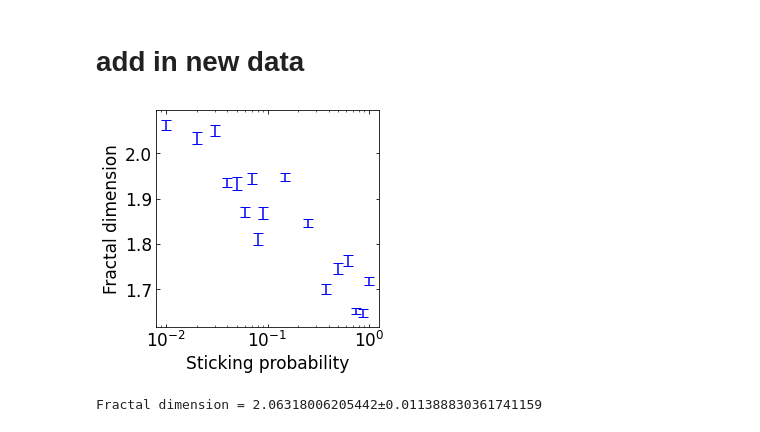
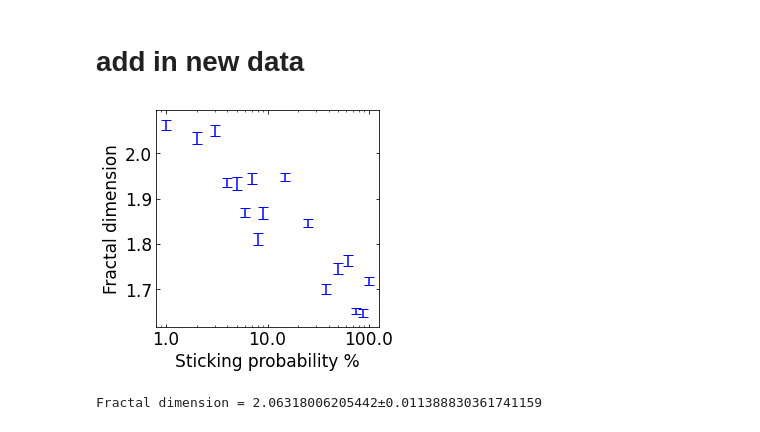
Before and after one commit to thomasbourke1/diffusion-limited-aggregation, a Jupyter notebook: python-plotting/task2.ipynb, the cells around one changed output. Drawn from its saved outputs; the diff is of its cells as text; code cells hidden in the pictures.

Commit message:
generating figures

```diff
--- a/python-plotting/task2.ipynb
+++ b/python-plotting/task2.ipynb
@@ -368,26 +368,34 @@ fd_err.append(getFractalDim(p002_data)[1])
 fd.append(getFractalDim(p001_data)[0])
 fd_err.append(getFractalDim(p001_data)[1])
 # %%
+import matplotlib.pyplot as plt
+import matplotlib.ticker as ticker
+
 fig, ax = plt.subplots(figsize=(4,4))
 font = 17
 
-ax.set_xlabel("Sticking probability", fontsize=font)
+ax.set_xlabel("Sticking probability %", fontsize=font)
 ax.set_ylabel("Fractal dimension", fontsize=font)
-
 
 plt.xticks(fontsize=font)
 plt.yticks(fontsize=font)
 plt.tick_params(axis='both', which='both', direction='in', top=True, right=True)
 
-
 ax.set_xscale('log')
 
 ax.errorbar(probs, fd, xerr=None, yerr=fd_err, color='blue', linestyle='', capsize=5)
 
+# Define the formatter function
+def decimal_formatter(x, pos):
+    return f"{x*100:.1f}"
+
+# Set the formatter for the x-axis
+ax.xaxis.set_major_formatter(ticker.FuncFormatter(decimal_formatter))
+
 plt.savefig('figures/fracdim_stick.png')
 plt.show()
 # %% [output]
-[figure, old version]
+[figure, new version]
 # %%
 #plotting
 
```
Also changed, not shown: 1 other file.
